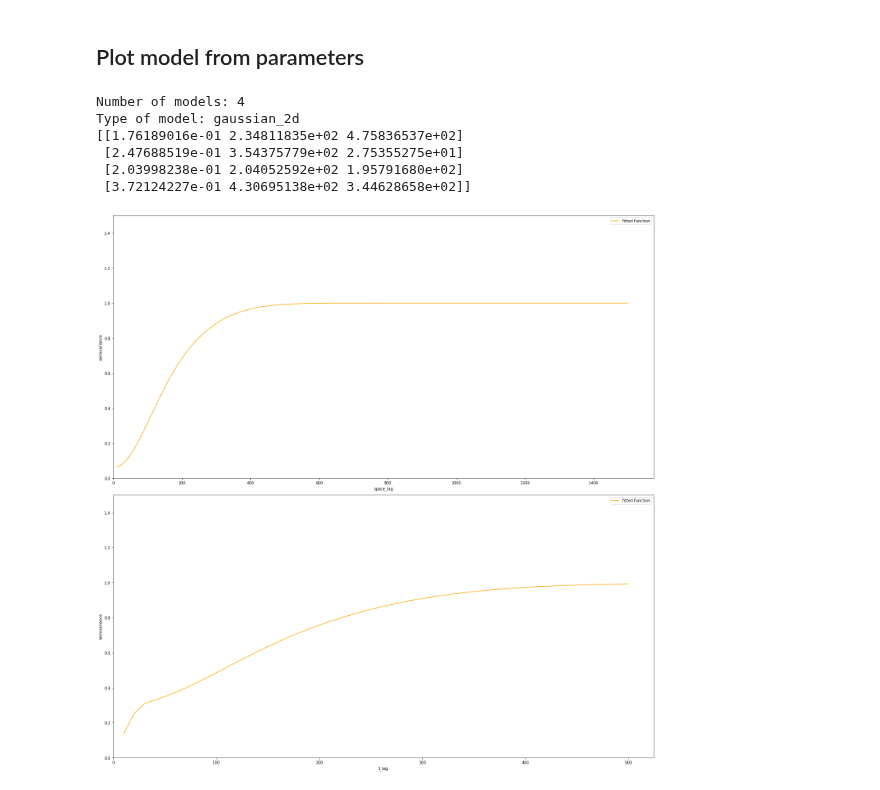
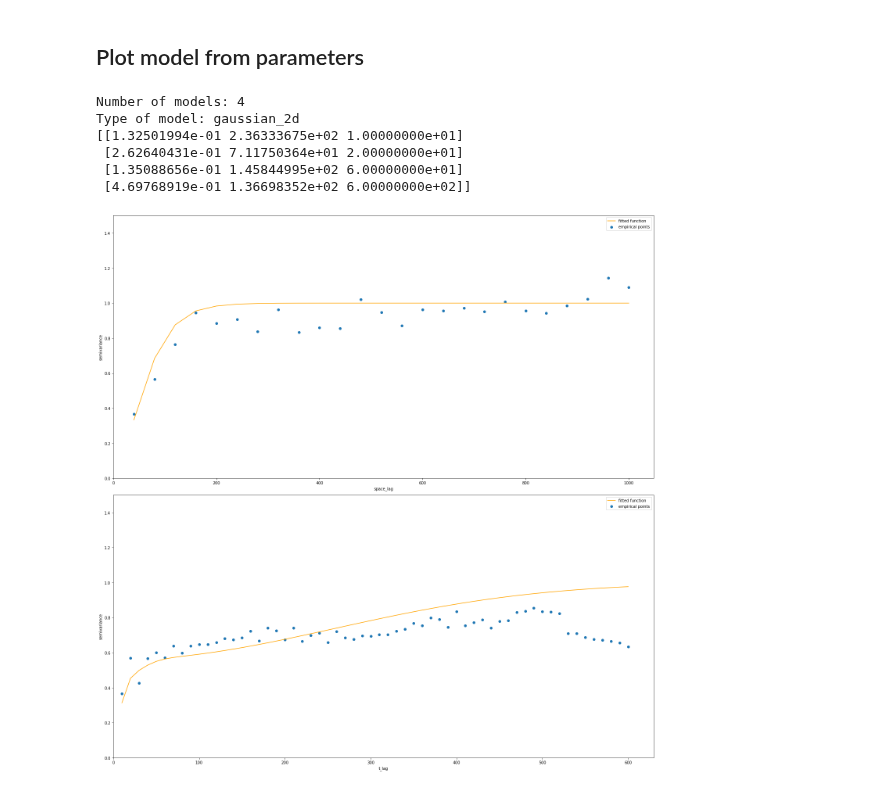
Before and after one commit to MariusWiggert/OceanPlatformControl, a Jupyter notebook: ocean_navigation_simulator/generative_error_model/notebooks/curve_fitting.ipynb, the cells around one changed output. Drawn from its saved outputs; the diff is of its cells as text; code cells hidden in the pictures.

Commit message:
add final forecast fit

```diff
--- a/ocean_navigation_simulator/generative_error_model/notebooks/curve_fitting.ipynb
+++ b/ocean_navigation_simulator/generative_error_model/notebooks/curve_fitting.ipynb
@@ -16,7 +16,7 @@ import os
 
 # read in 2D/3D variogram data
 save_dir = "/home/jonas/Documents/Thesis/OceanPlatformControl/data/drifter_data/variogram_tuned"
-file_name = "tuned_2d_hindcast_area1_True_True.npy"
+file_name = "tuned_2d_forecast_variogram_area1_[5.0, 1.0]_False_True.npy"
 file_path = os.path.join(save_dir, file_name)
 data = pd.read_csv(file_path)
 data
@@ -64,14 +71,14 @@ fitted_v.save_params(os.path.join(save_dir, file_name))
 ## Plot model from parameters
 # %%
 fitted_v = VariogramFitting(data, ("space_lag", "t_lag"), error_var="u_semivariance")
-fitted_v.load_params("/home/jonas/Documents/Thesis/OceanPlatformControl/data/drifter_data/variogram_params/tuned_2d_hindcast_area1_True_True.npy")
-fitted_v.plot_all_dims(plot_empirical=False)
+fitted_v.load_params("/home/jonas/Documents/Thesis/OceanPlatformControl/data/drifter_data/variogram_params/tuned_2d_forecast_variogram_area1_[5.0, 1.0]_False_True.npy")
+fitted_v.plot_all_dims(plot_empirical=True)
 print(fitted_v.popt)
 # %% [output]
 Number of models: 4
 Type of model: gaussian_2d
-[[1.76189016e-01 2.34811835e+02 4.75836537e+02]
- [2.47688519e-01 3.54375779e+02 2.75355275e+01]
- [2.03998238e-01 2.04052592e+02 1.95791680e+02]
- [3.72124227e-01 4.30695138e+02 3.44628658e+02]]
+[[1.32501994e-01 2.36333675e+02 1.00000000e+01]
+ [2.62640431e-01 7.11750364e+01 2.00000000e+01]
+ [1.35088656e-01 1.45844995e+02 6.00000000e+01]
+ [4.69768919e-01 1.36698352e+02 6.00000000e+02]]
-[figure, old version]
+[figure, new version]
```
Also changed, not shown: parts of 5 cells of this notebook.
